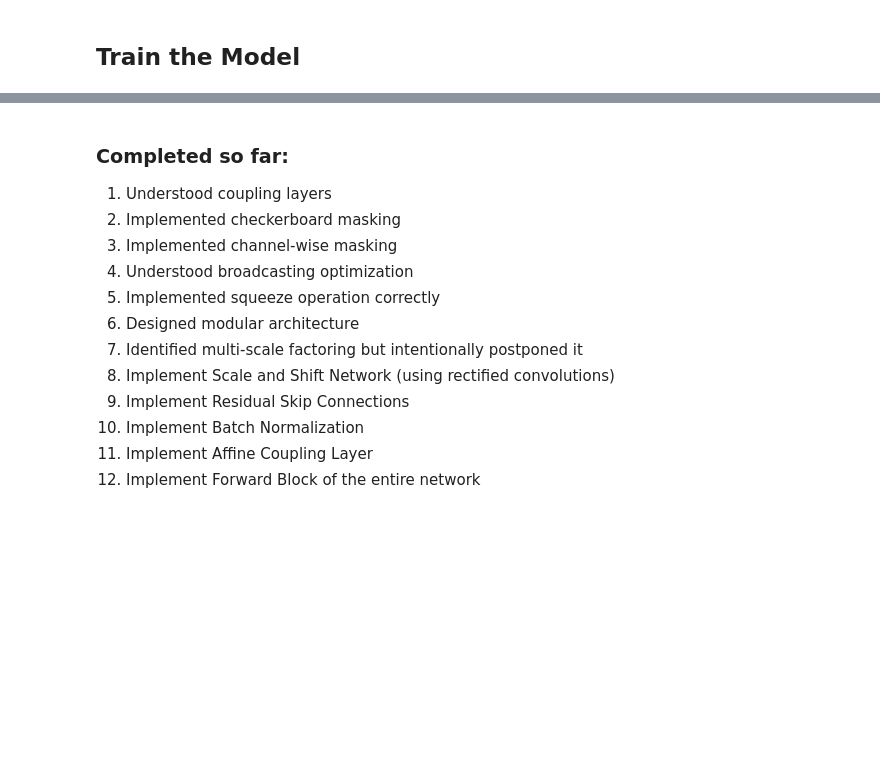
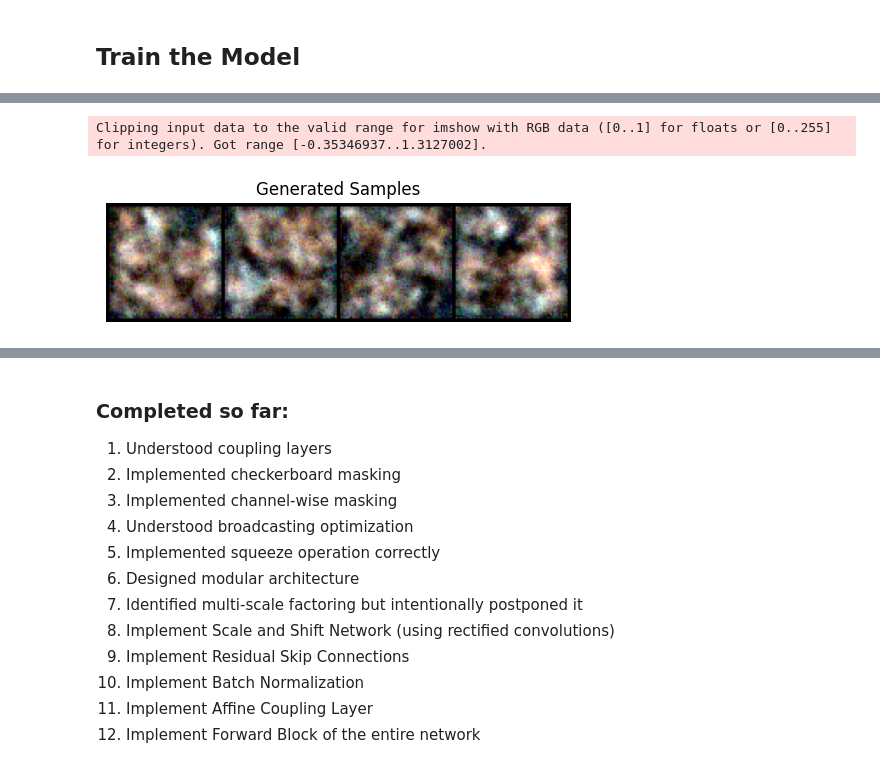
Before and after one commit to Himanshu7921/generative-architectures-lab, a Jupyter notebook: 04_Normalizing_flow_model/multi_scale_architecture_for_images.ipynb, the cells around one changed output, grey strips where cells are left out. Saved outputs shown, nothing was run; the diff lists cells and outputs as text; code cells hidden in the pictures; blank space fills up the shorter version.

```diff
--- a/04_Normalizing_flow_model/multi_scale_architecture_for_images.ipynb
+++ b/04_Normalizing_flow_model/multi_scale_architecture_for_images.ipynb
@@ -706,7 +994,7 @@ class Dequantization(nn.Module):
         → discrete (Problem)
         → scaled to [0,1]  → bounded (Problem)
 
-        we want out image to lie in continous space and must be unbounded
+        we want out image to lie in continous space and must be unbounded (for this 'unbounded' property we use logit transformation)
 
         Solution:
             1. Use Dequantization and Logit Transform
@@ -1180,0 +1736,78 @@ Training on device = [cuda]
+# %%
+def visualize_flow(model, images, device, epoch, num_samples=64):
+    model.eval()
+
+    with torch.no_grad():
+
+        # =========================
+        # 1. Generate samples (z → x)
+        # =========================
+        images = images.to(device)
+
+        # get latent dimension properly
+        x = images[:1]
+        z, _ = model(x)
+        z_dim = z.shape[1]
+
+        # sample from N(0,1)
+        z = torch.randn(num_samples, z_dim).to(device)
+
+        # inverse flow
+        x_gen = model.inverse(z)
+
+        # IMPORTANT: clamp before sigmoid (prevents weird artifacts)
+        # x_gen = torch.sigmoid(x_gen.clamp(-10, 10))
+
+        grid = make_grid(x_gen, nrow=8)
+        grid_img = grid.permute(1, 2, 0).cpu().numpy()
+
+
+        # =========================
+        # 2. Latent space visualization
+        # =========================
+        x = images[:256]
+        z, _ = model(x)
+        z = z.detach().cpu()
+
+        # ❗ better than z[:, :2]
+        # random projection → avoids dead dims issue
+        proj = torch.randn(z.shape[1], 2)
+        z_2d = (z @ proj).numpy()
+
+        fig, ax = plt.subplots(figsize=(5,5))
+        ax.scatter(z_2d[:, 0], z_2d[:, 1], s=5, alpha=0.6)
+        ax.set_title(f"Latent Space (Epoch {epoch})")
+        ax.set_xlabel("z_proj1")
+        ax.set_ylabel("z_proj2")
+
+        fig.canvas.draw()
+
+        latent_img = np.frombuffer(fig.canvas.buffer_rgba(), dtype=np.uint8)
+        latent_img = latent_img.reshape(fig.canvas.get_width_height()[::-1] + (4,))
+        latent_img = latent_img[..., :3]
+
+        plt.close(fig)
+
+    model.train()
+    return grid_img, latent_img
+grid_img, latent_img = visualize_flow(model, images, device, 10000, num_samples = 4)
+
+
+import matplotlib.pyplot as plt
+
+# show generated samples
+plt.figure(figsize=(6,6))
+plt.imshow(grid_img)
+plt.title("Generated Samples")
+plt.axis('off')
+plt.show()
+
+# show latent space
+plt.figure(figsize=(6,6))
+plt.imshow(latent_img)
+plt.title("Latent Space")
+plt.axis('off')
+plt.show()
+# %% [output]
+Clipping input data to the valid range for imshow with RGB data ([0..1] for floats or [0..255] for integers). Got range [-0.35346937..1.3127002].
+[figure, added]
```
Also changed, not shown: parts of 23 cells of this notebook.
